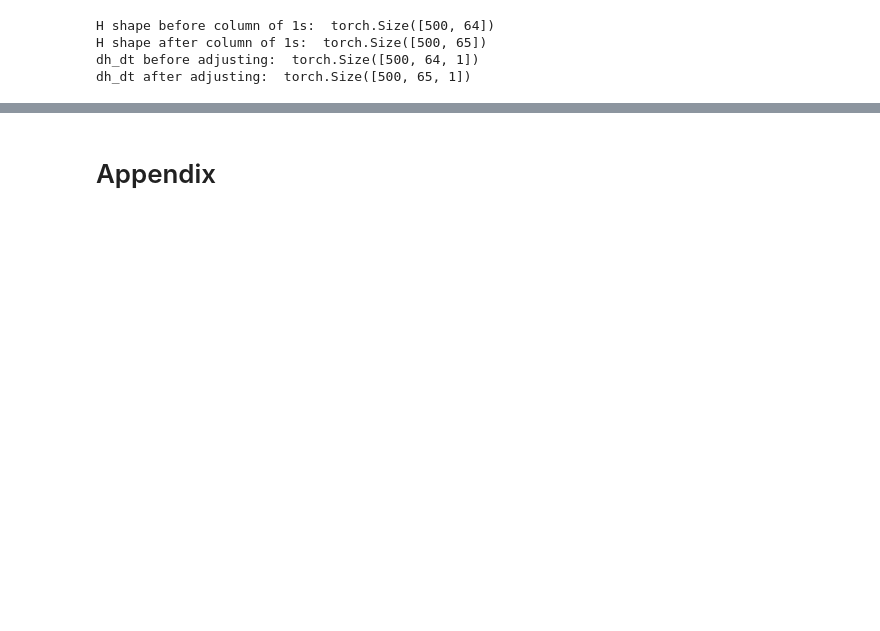
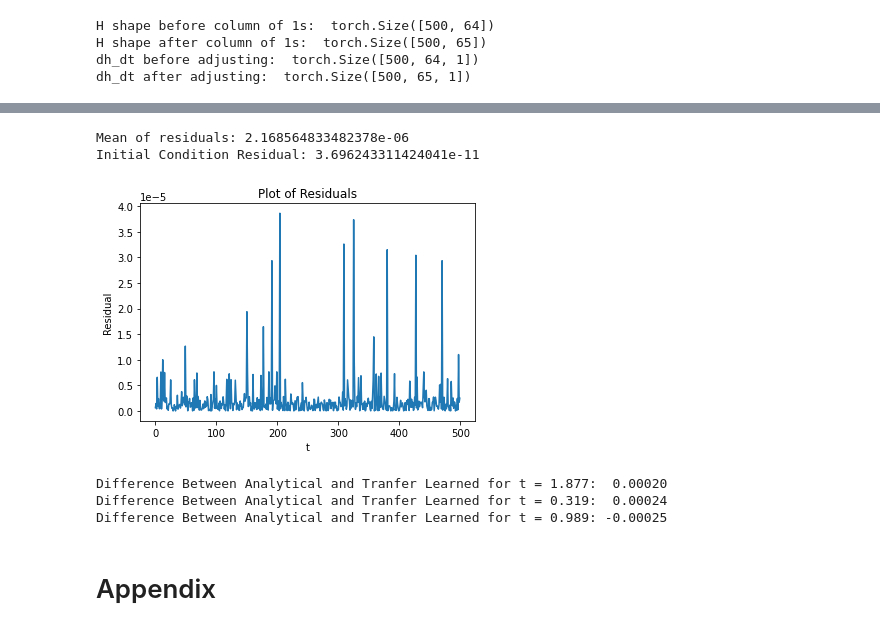
Before and after one commit to Hari-Raval/Harvard-Thesis, a Jupyter notebook: src/transfer_learning_differential_equation_solve_V1.ipynb, the cells around one changed output, grey strips where cells are left out. Drawn from its saved outputs; the diff is of its cells as text; code cells hidden in the pictures; blank space fills up the shorter version.

```diff
--- a/src/transfer_learning_differential_equation_solve_V1.ipynb
+++ b/src/transfer_learning_differential_equation_solve_V1.ipynb
@@ -438,9 +434,18 @@ plt.legend();
 # see which parts of the formula are dependent on time and ask Pavlos how that works
 # make loss function proper
 # %%
-res = (torch.matmul(w_out.T, dH_dt[:]) + torch.matmul(w_out.T, new_H[:])) ** 2
-res = res.reshape(500, 1).detach().numpy()
-plt.plot(res);
-print(res.mean())
-res2 = (torch.matmul(w_out.T, H_0.T) - 0.75) ** 2
-print(res2)
+residuals = (torch.matmul(w_out.T, dH_dt[:]) + torch.matmul(w_out.T, new_H[:])) ** 2
+residuals = residuals.reshape(500, 1).detach().numpy()
+
+print(f"Mean of residuals: {residuals.mean()}")
+initial_cond_residuals = (torch.matmul(w_out.T, H_0.T) - 0.75) ** 2
+print(f"Initial Condition Residual: {initial_cond_residuals.item()}")
+
+plt.plot(residuals);
+plt.xlabel("t")
+plt.ylabel("Residual")
+plt.title("Plot of Residuals");
+# %% [output]
+Mean of residuals: 2.168564833482378e-06
+Initial Condition Residual: 3.696243311424041e-11
+[figure, added]
@@ -456,4 +452,8 @@ print(0.75 * np.exp(-lambda_val * times[2]))
 # %%
-print("Difference: ", 0.75 * np.exp(-lambda_val * times[0]) - torch.matmul(w_out.T, H[0]))
-print("Difference: ", 0.75 * np.exp(-lambda_val * times[1]) - torch.matmul(w_out.T, H[1]))
-print("Difference: ", 0.75 * np.exp(-lambda_val * times[2]) - torch.matmul(w_out.T, H[2]))
+print(f"Difference Between Analytical and Tranfer Learned for t ={times[0]: .3f}: {(0.75 * np.exp(-lambda_val * times[0]) - torch.matmul(w_out.T, H[0])).item(): .5f}")
+print(f"Difference Between Analytical and Tranfer Learned for t ={times[100]: .3f}: {(0.75 * np.exp(-lambda_val * times[100]) - torch.matmul(w_out.T, H[100])).item(): .5f}")
+print(f"Difference Between Analytical and Tranfer Learned for t ={times[200]: .3f}: {(0.75 * np.exp(-lambda_val * times[200]) - torch.matmul(w_out.T, H[200])).item(): .5f}")
+# %% [output]
+Difference Between Analytical and Tranfer Learned for t = 1.877:  0.00020
+Difference Between Analytical and Tranfer Learned for t = 0.319:  0.00024
+Difference Between Analytical and Tranfer Learned for t = 0.989: -0.00025
```
Also changed, not shown: parts of 13 cells of this notebook.
